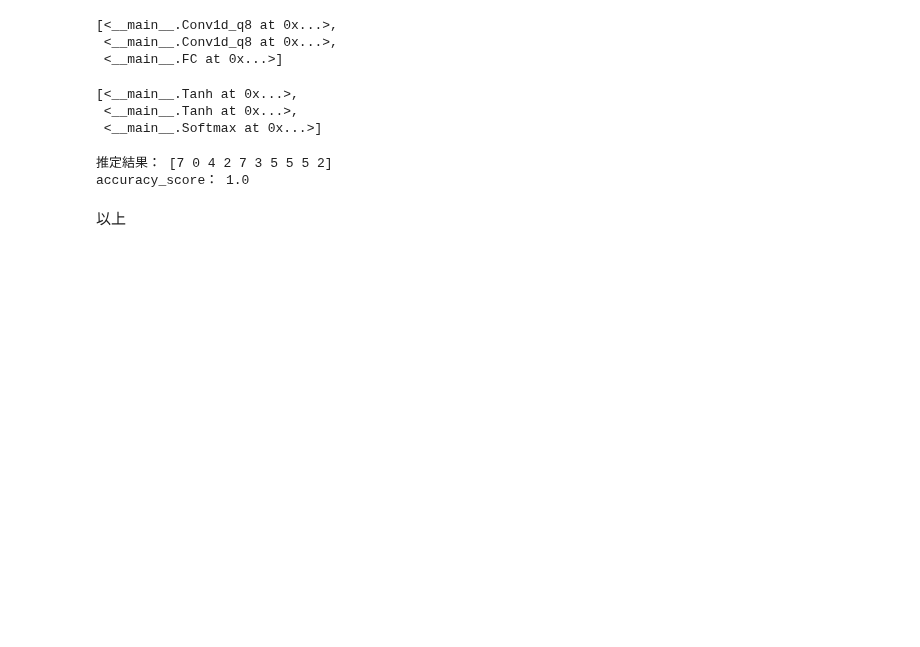
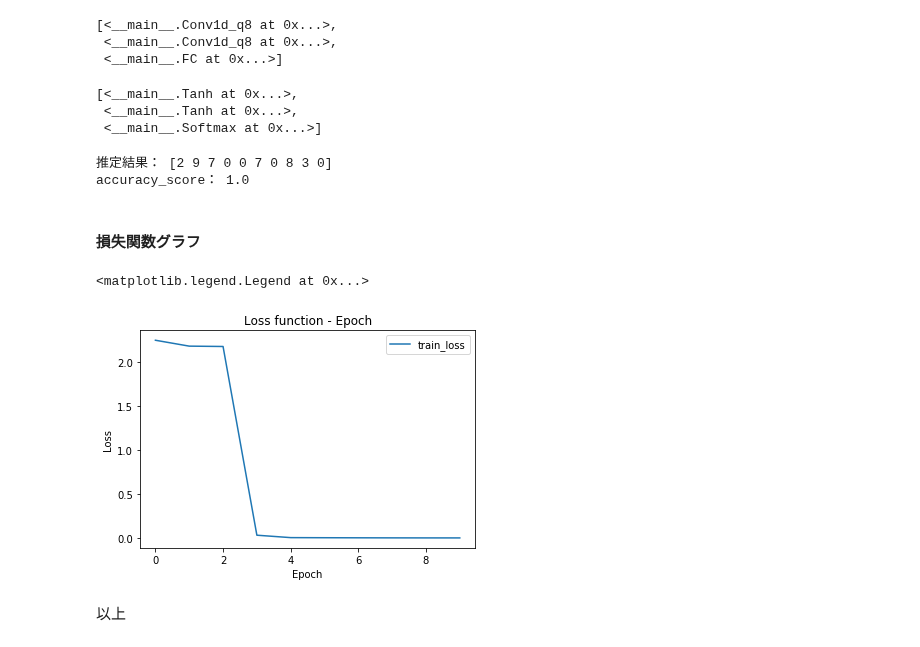
Before and after one commit to Tomoaki-Ishii-DIC/diveintocode-ml, a Jupyter notebook: Sprint11_深層学習スクラッチ_畳み込みニューラルネットワーク1.ipynb, the cells around one changed output. Drawn from its saved outputs; the diff is of its cells as text; code cells hidden in the pictures; blank space fills up the shorter version.

```diff
--- a/Sprint11_深層学習スクラッチ_畳み込みニューラルネットワーク1.ipynb
+++ b/Sprint11_深層学習スクラッチ_畳み込みニューラルネットワーク1.ipynb
@@ -1567,7 +1567,7 @@ DNN = ScratchDeepNeuralNetrowkClassifier(lr=0.01, sigma=0.01)
 DNN.fit(X_train[0:1000,:], #X_train[0:20,:]
                 y_train[0:1000], #y_train[0:20,:]
                 layer_information,
-                epoch=5,
+                epoch=10,
                 batch_size=1
                )
 # %%
@@ -1593,7 +1593,21 @@ print("推定結果： {}".format(np.array(y_pred).reshape(-1,)))
 acc = accuracy_score(y_test_decode[0:i+1], y_pred)
 print("accuracy_score： {}".format(acc))
 # %% [output]
-推定結果： [7 0 4 2 7 3 5 5 5 2]
+推定結果： [2 9 7 0 0 7 0 8 3 0]
 accuracy_score： 1.0
+# %% [markdown]
+#### 損失関数グラフ
+# %%
+loss_function_epoch = DNN.L_list
+#loss_function_epoch_val = DNN.L_list_val
+plt.title('Loss function - Epoch')
+plt.xlabel('Epoch')
+plt.ylabel('Loss')
+plt.plot(loss_function_epoch, label='train_loss')#, color='b'
+#plt.plot(loss_function_epoch_val, label='val_loss')# color='b'
+plt.legend(loc='best')
+# %% [output]
+<matplotlib.legend.Legend at 0x...>
+[figure, added]
 # %% [markdown]
 以上
```
Also changed, not shown: parts of 2 cells of this notebook.
